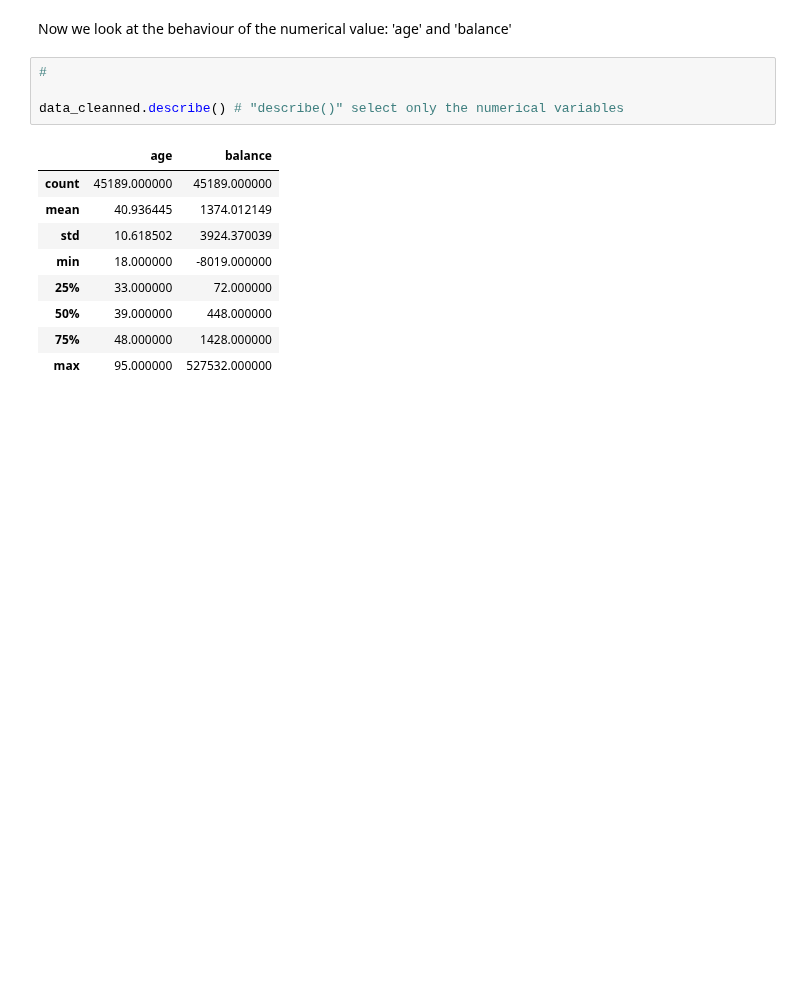
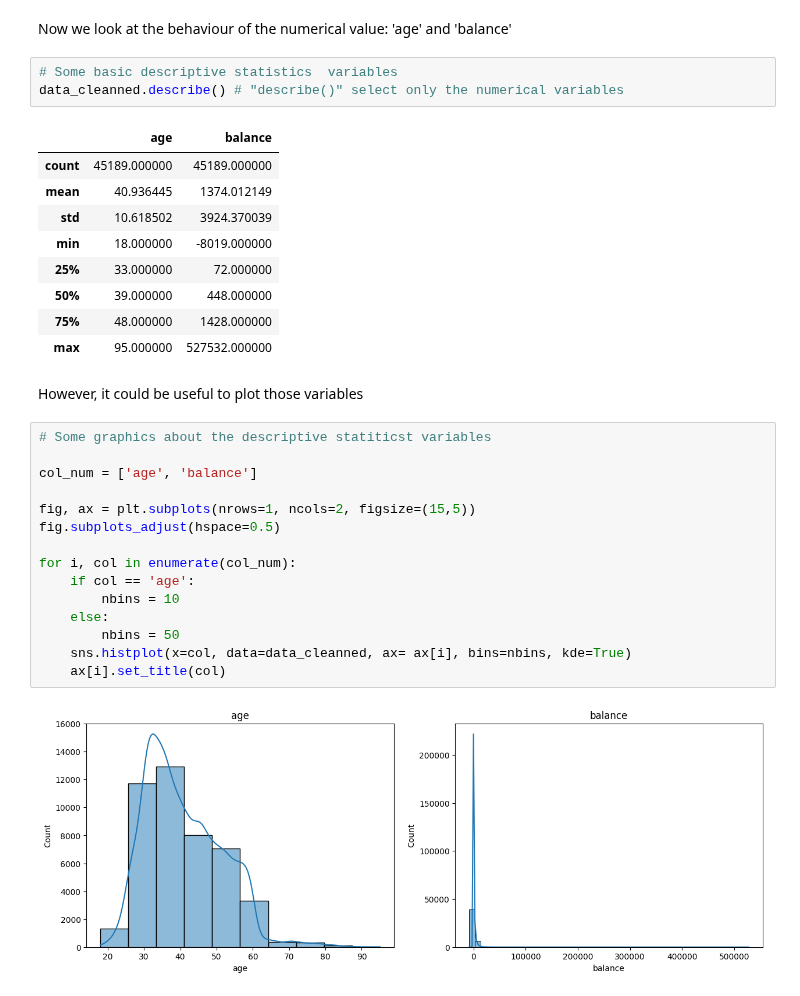
Before and after one commit to MarioSolisB/Profile_of_a_bank_coustomer, a Jupyter notebook: EDA.ipynb, the cells around one changed output. Drawn from its saved outputs; the diff is of its cells as text; blank space fills up the shorter version.

```diff
--- a/EDA.ipynb
+++ b/EDA.ipynb
@@ -174,8 +174,7 @@ Index(['age', 'job', 'marital', 'education', 'default', 'balance', 'housing',
 # %% [markdown]
 Now we look at the behaviour of the numerical value: 'age' and 'balance'
 # %%
-#
-
+# Some basic descriptive statistics  variables
 data_cleanned.describe() # "describe()" select only the numerical variables
 # %% [output]
 |  | age | balance |
@@ -187,3 +186,22 @@ data_cleanned.describe() # "describe()" select only the numerical variables
 | 50% | 39.000000 | 448.000000 |
 | 75% | 48.000000 | 1428.000000 |
 | max | 95.000000 | 527532.000000 |
+# %% [markdown]
+However, it could be useful to plot those variables
+# %%
+# Some graphics about the descriptive statiticst variables
+
+col_num = ['age', 'balance']
+
+fig, ax = plt.subplots(nrows=1, ncols=2, figsize=(15,5))
+fig.subplots_adjust(hspace=0.5)
+
+for i, col in enumerate(col_num):
+    if col == 'age':
+        nbins = 10
+    else:
+        nbins = 50
+    sns.histplot(x=col, data=data_cleanned, ax= ax[i], bins=nbins, kde=True)
+    ax[i].set_title(col)
+# %% [output]
+[figure, added]
```
